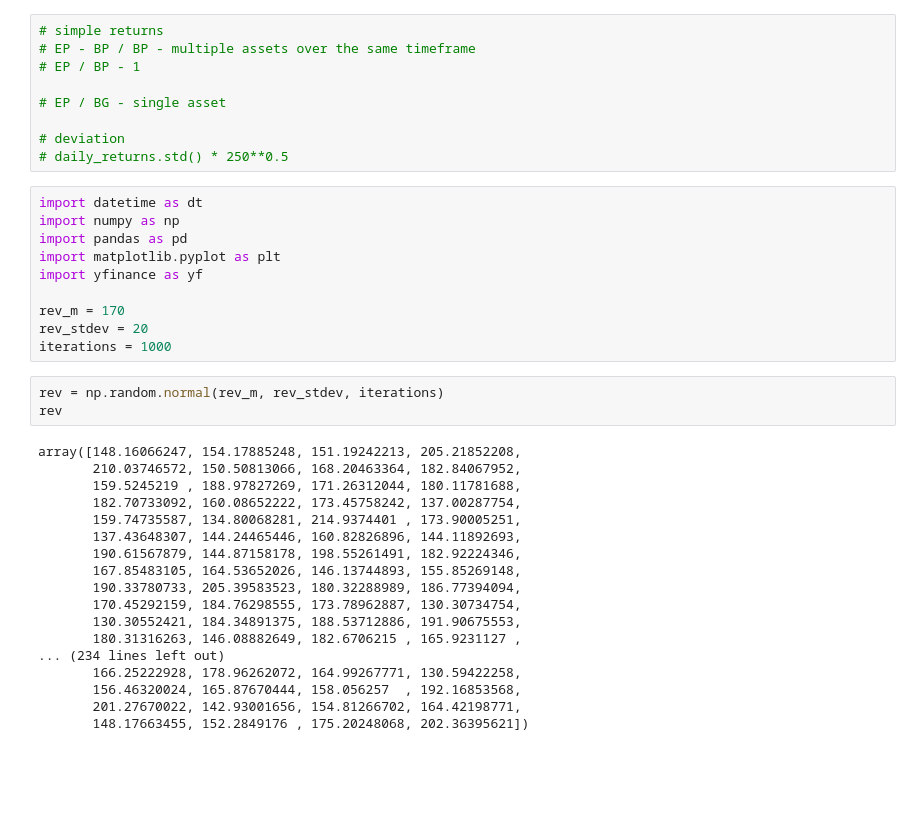
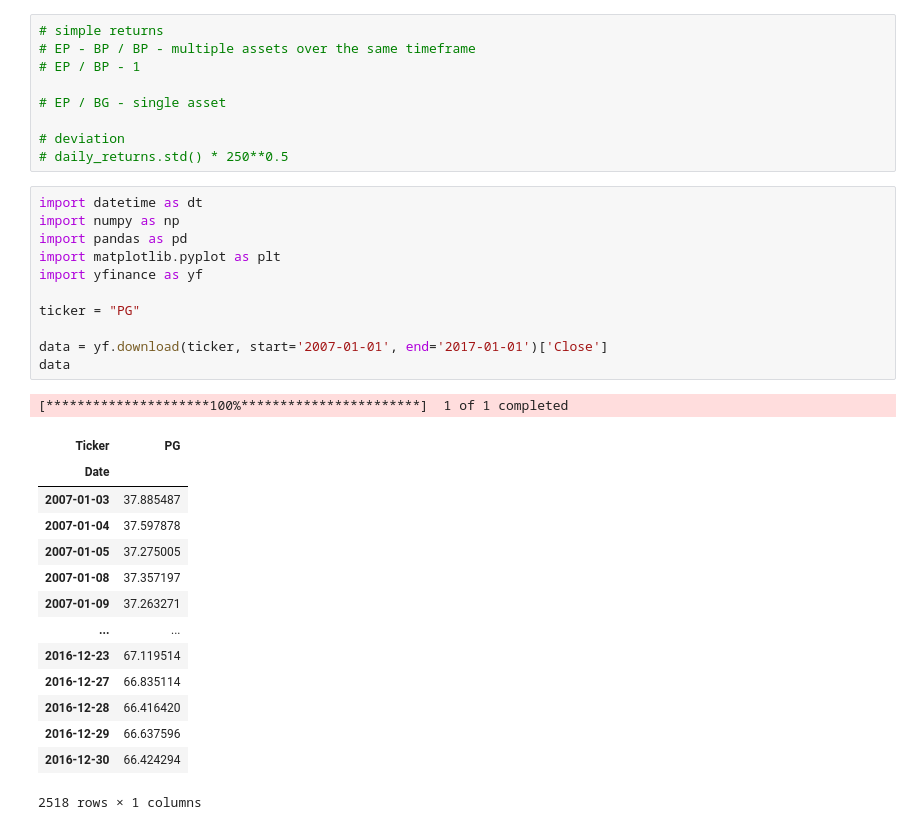
Before and after one commit to Rainspistols/Python-for-Finance, a Jupyter notebook: some.ipynb, the cells around one changed output. Saved outputs shown, nothing was run; the diff lists cells and outputs as text; blank space fills up the shorter version.

```diff
--- a/some.ipynb
+++ b/some.ipynb
@@ -10,31 +10,27 @@
 # %%
 import datetime as dt
 import numpy as np
 import pandas as pd
 import matplotlib.pyplot as plt
 import yfinance as yf
 
-rev_m = 170
-rev_stdev = 20
-iterations = 1000
+ticker = "PG"
+
+data = yf.download(ticker, start='2007-01-01', end='2017-01-01')['Close']
+data
+# %% [output]
+[*********************100%***********************]  1 of 1 completed
+| Ticker | PG |
+| Date |  |
+| 2007-01-03 | 37.885487 |
+| 2007-01-04 | 37.597878 |
+| 2007-01-05 | 37.275005 |
+| 2007-01-08 | 37.357197 |
+| 2007-01-09 | 37.263271 |
+| ... | ... |
+| 2016-12-23 | 67.119514 |
+| 2016-12-27 | 66.835114 |
+| 2016-12-28 | 66.416420 |
+| 2016-12-29 | 66.637596 |
+| 2016-12-30 | 66.424294 |
+2518 rows × 1 columns
-# %%
-rev = np.random.normal(rev_m, rev_stdev, iterations)
-rev
-# %% [output]
-array([148.16066247, 154.17885248, 151.19242213, 205.21852208,
-       210.03746572, 150.50813066, 168.20463364, 182.84067952,
-       159.5245219 , 188.97827269, 171.26312044, 180.11781688,
-       182.70733092, 160.08652222, 173.45758242, 137.00287754,
-       159.74735587, 134.80068281, 214.9374401 , 173.90005251,
-       137.43648307, 144.24465446, 160.82826896, 144.11892693,
-       190.61567879, 144.87158178, 198.55261491, 182.92224346,
-       167.85483105, 164.53652026, 146.13744893, 155.85269148,
-       190.33780733, 205.39583523, 180.32288989, 186.77394094,
-       170.45292159, 184.76298555, 173.78962887, 130.30734754,
-       130.30552421, 184.34891375, 188.53712886, 191.90675553,
-       180.31316263, 146.08882649, 182.6706215 , 165.9231127 ,
-... (234 lines left out)
-       166.25222928, 178.96262072, 164.99267771, 130.59422258,
-       156.46320024, 165.87670444, 158.056257  , 192.16853568,
-       201.27670022, 142.93001656, 154.81266702, 164.42198771,
-       148.17663455, 152.2849176 , 175.20248068, 202.36395621])
```
Also changed, not shown: parts of 18 cells of this notebook.
